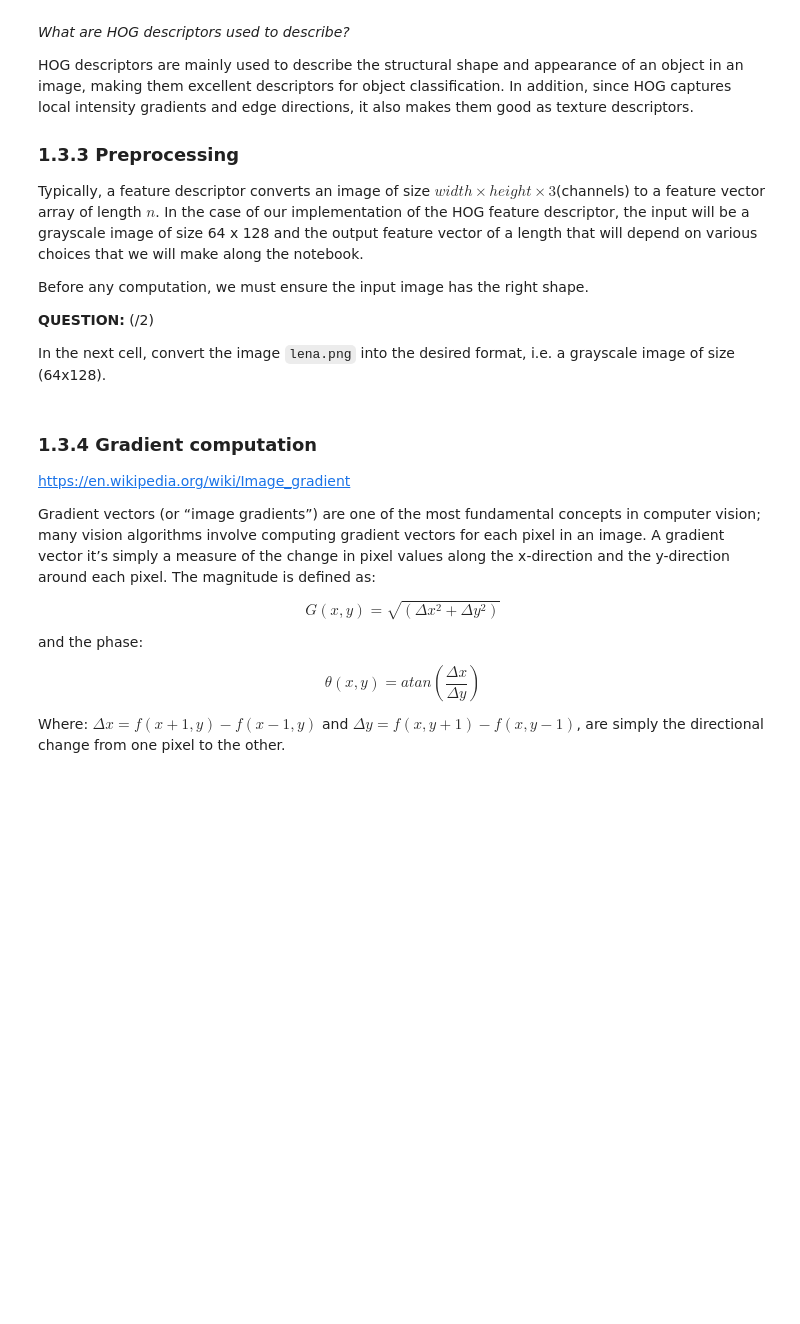
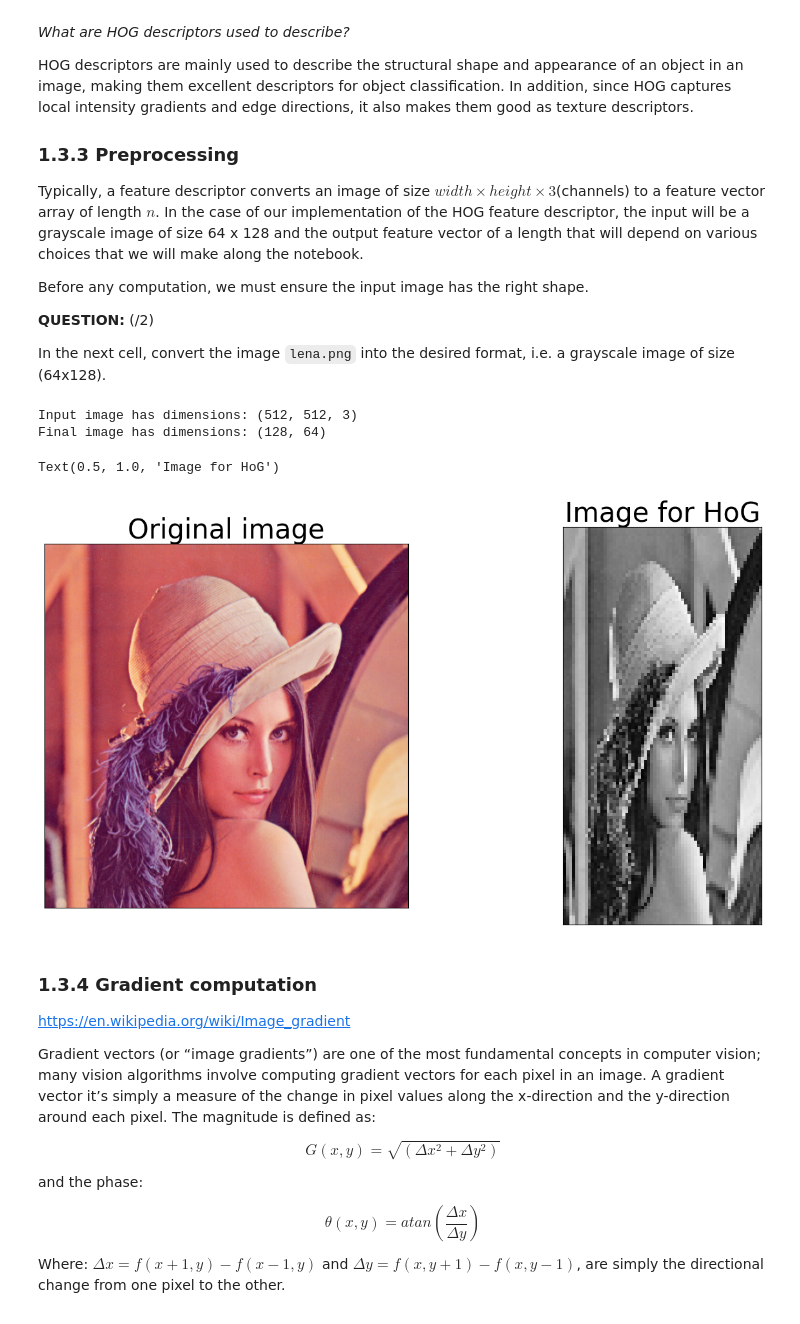
Before and after one commit to YannJD/LSIP_labs, a Jupyter notebook: Lab1/01_introduction_image_processing_2024.ipynb, the cells around one changed output. Drawn from its saved outputs; the diff is of its cells as text; code cells hidden in the pictures; blank space fills up the shorter version.

```diff
--- a/Lab1/01_introduction_image_processing_2024.ipynb
+++ b/Lab1/01_introduction_image_processing_2024.ipynb
@@ -1091,23 +1094,29 @@ Before any computation, we must ensure the input image has the right shape.
 In the next cell, convert the image `lena.png` into the desired format, i.e. a grayscale image of size (64x128).
 # %%
 # loads base image
-img = cv.imread(os.path.join('..','data', 'lena.png'))
+img = cv.imread(os.path.join('.','data', 'lena.png'))
 print('Input image has dimensions: {}'.format(img.shape))
 
 # converts to grayscale and resize
 
 ###################
 # YOUR CODE HERE
-img_gray=
+img_gray = convert_bgr_to_grayscale(img)
+img_gray = cv2.resize(img_gray, (64, 128))
 ###################
 
 print('Final image has dimensions: {}'.format(img_gray.shape))
 
 fig, ax = plt.subplots(1, 2, figsize=(16, 8))
 display_image(img, axes=ax[0])
 ax[0].set_title("Original image", fontsize=30)
 display_image(img_gray, axes=ax[1], cmap='gray')
 ax[1].set_title("Image for HoG", fontsize=30)
+# %% [output]
+Input image has dimensions: (512, 512, 3)
+Final image has dimensions: (128, 64)
+Text(0.5, 1.0, 'Image for HoG')
+[figure, added]
 # %% [markdown]
 ### 1.3.4 Gradient computation
 
```
Also changed, not shown: parts of 4 cells of this notebook.
